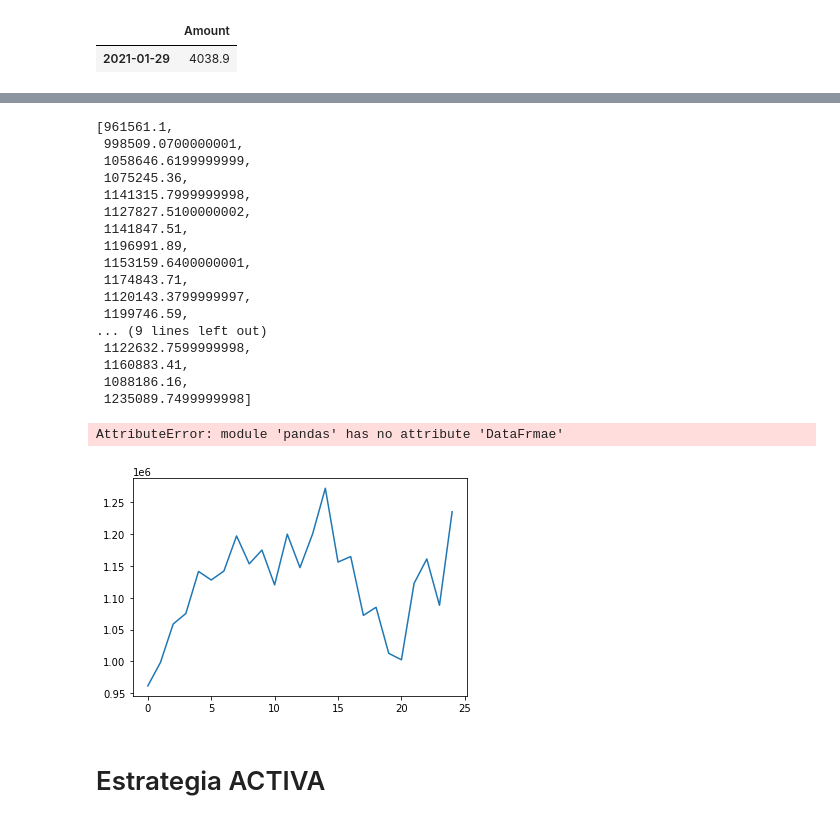
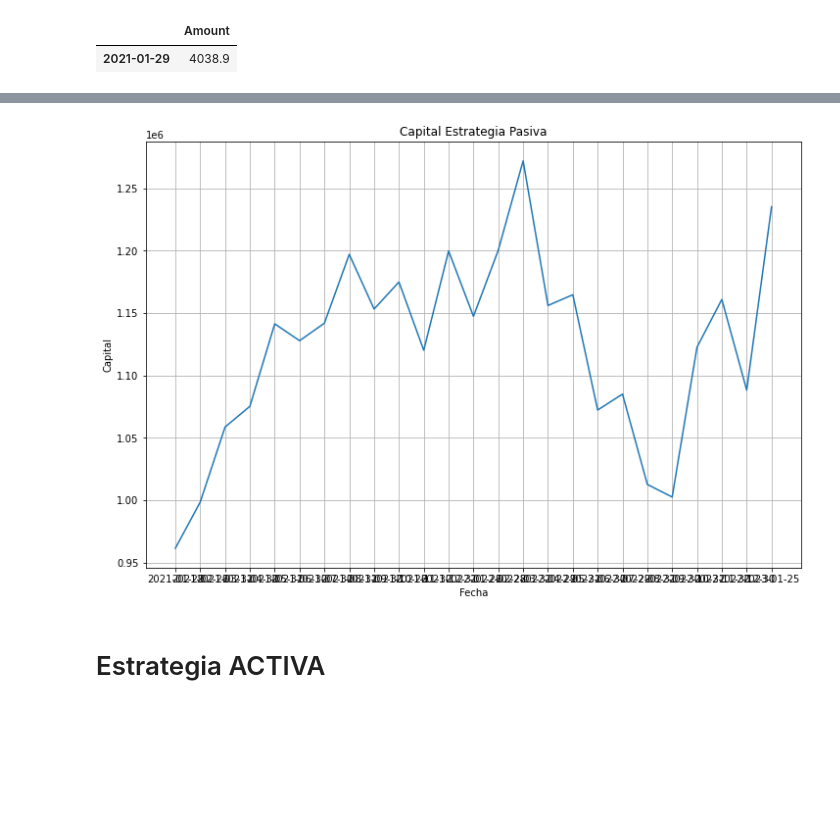
Before and after one commit to pabloriverasnz/Laboratorio_1-Inversion_de_Capital, a Jupyter notebook: notebook.ipynb, the cells around one changed output, grey strips where cells are left out. Drawn from its saved outputs; the diff is of its cells as text; code cells hidden in the pictures; blank space fills up the shorter version.

```diff
--- a/notebook.ipynb
+++ b/notebook.ipynb
@@ -87,6 +65,6 @@ c_tickers
 # %%
 all_files = csv_files[0]
 # %%
-all_dates = functions.get_all_dates(all_files)
+all_dates = functions.get_all_dates2(all_files)
 all_dates
 # %% [output]
@@ -135,5 +88,5 @@ dts
 # %%
-dates_fd = [functions.str_to_datetime(i, '%d-%b-%Y', '%Y-%m-%d') for i in dts]
+dates_fd = [functions.str_to_datetime(i, '%Y%m%d', '%Y-%m-%d') for i in all_dates]
 dates_fd.sort() # Importante
 dates_fd
 # %% [output]
@@ -300,25 +238,0 @@ passive_port_results(pasive_results, dates_fd)
-# %%
-pasive_results = [monthly_reports[i].iloc[-1,4] for i in range(len(monthly_reports))]
-pasive_results
-# %% [output]
-[961561.1,
- 998509.0700000001,
- 1058646.6199999999,
- 1075245.36,
- 1141315.7999999998,
- 1127827.5100000002,
- 1141847.51,
- 1196991.89,
- 1153159.6400000001,
- 1174843.71,
- 1120143.3799999997,
- 1199746.59,
-... (9 lines left out)
- 1122632.7599999998,
- 1160883.41,
- 1088186.16,
- 1235089.7499999998]
-# %%
-pasive_results.pct
-# %% [output]
-AttributeError: module 'pandas' has no attribute 'DataFrmae'
@@ -327,7 +239,9 @@ import matplotlib.pyplot as plt
-# %%
-plt.plot(pasive_results);
-# %% [output]
-[figure, removed]
+# %%
+cap_res = functions.get_pasive_capital_results(monthly_reports)
+# %%
+functions.display_pasive_results(cap_res, dates_fd, 1)
+# %% [output]
+[figure, added]
 # %% [markdown]
 # Estrategia ACTIVA
 # %%
```
Also changed, not shown: parts of 12 cells of this notebook, 1 other file.
